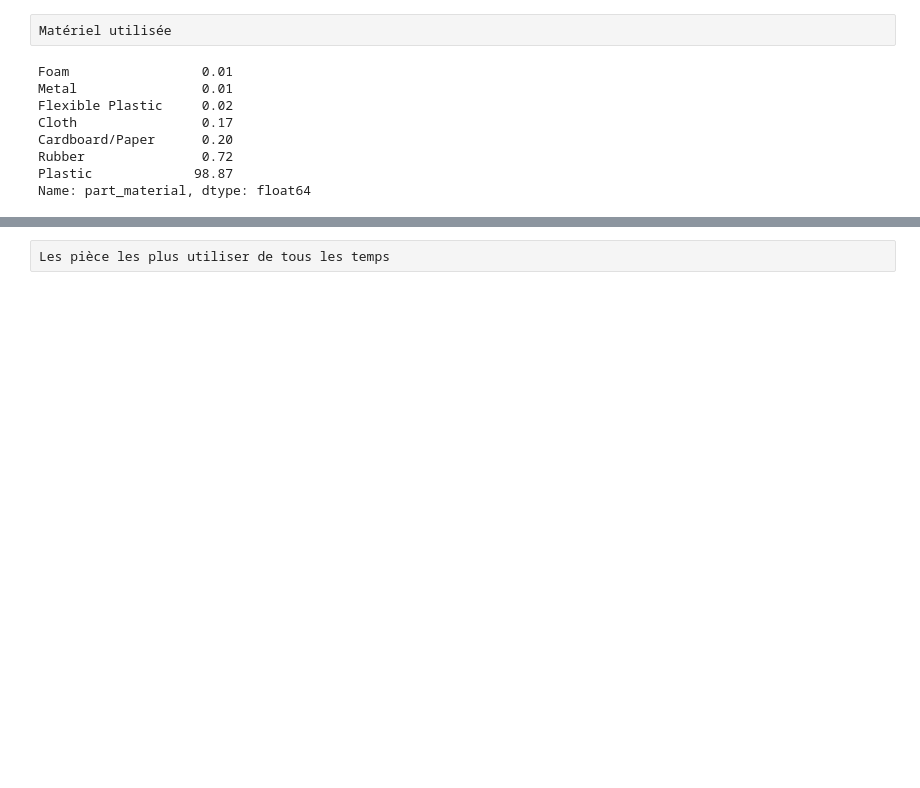
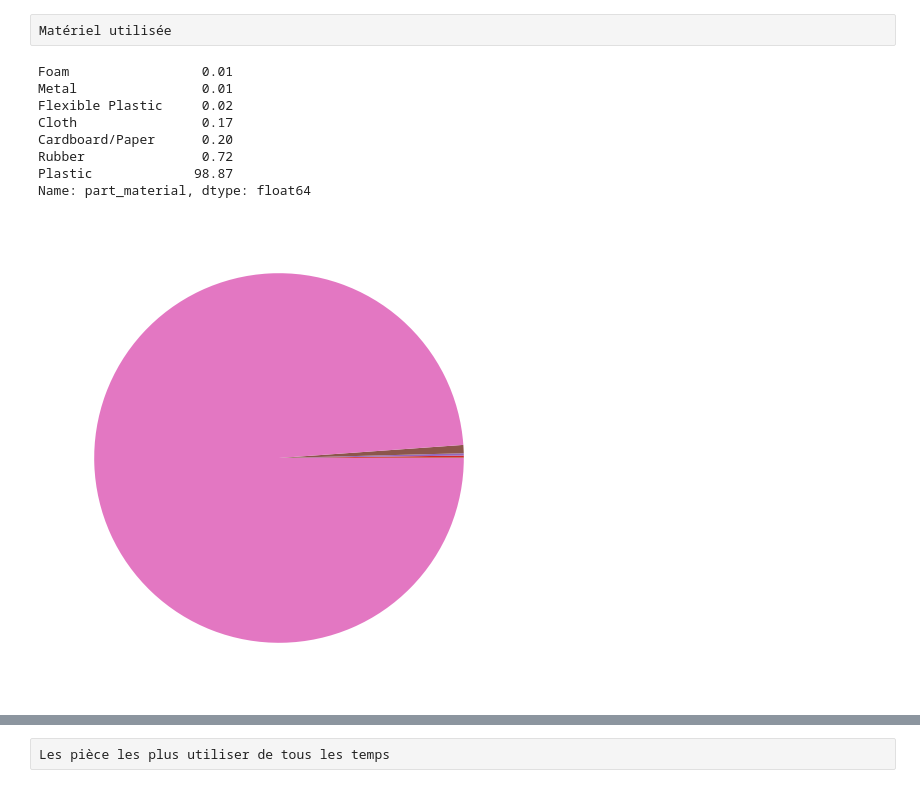
Before and after one commit to Blanchard-Floriane/Projet_final_LEGO_World, a Jupyter notebook: Analyses/paul_analyses_pièces.ipynb, the cells around one changed output, grey strips where cells are left out. Saved outputs shown, nothing was run; the diff lists cells and outputs as text; code cells hidden in the pictures; blank space fills up the shorter version.

```diff
--- a/Analyses/paul_analyses_pièces.ipynb
+++ b/Analyses/paul_analyses_pièces.ipynb
@@ -41,4 +33,11 @@ Cardboard/Paper      0.20
 Rubber               0.72
 Plastic             98.87
 Name: part_material, dtype: float64
+# %%
+plt.figure(figsize=(8, 6))
+plt.pie(df_parts["part_material"].value_counts(normalize = True, ascending=True).round(4)*100)
+
+plt.show()
+# %% [output]
+[figure, added]
 # %%
```
Also changed, not shown: parts of 19 cells of this notebook, 8 other files.
